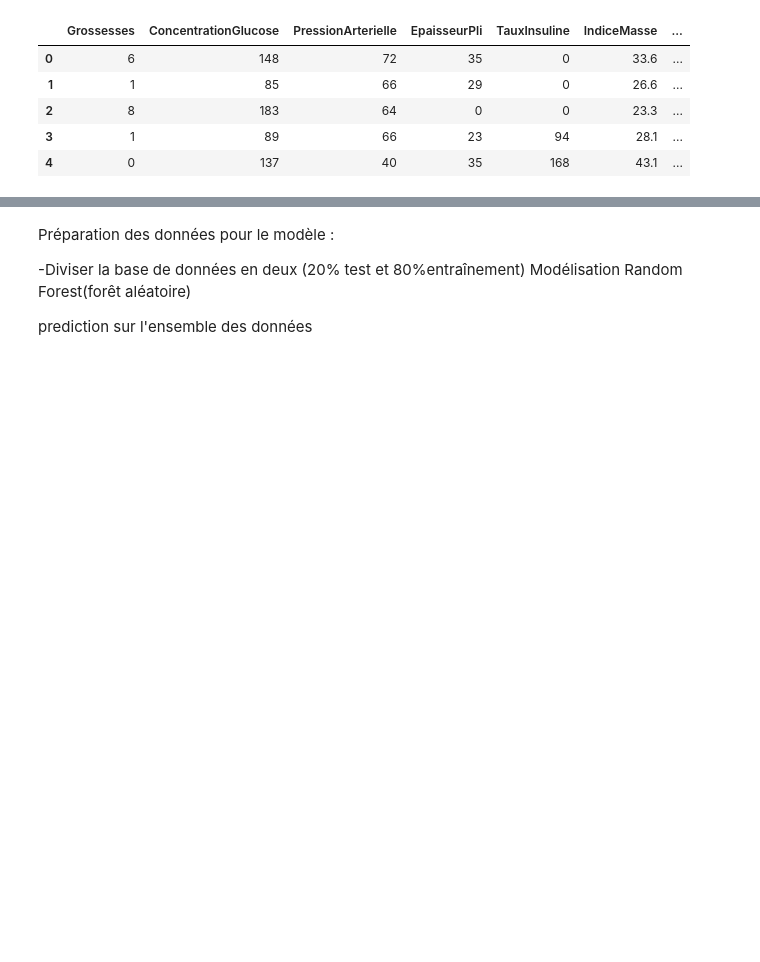
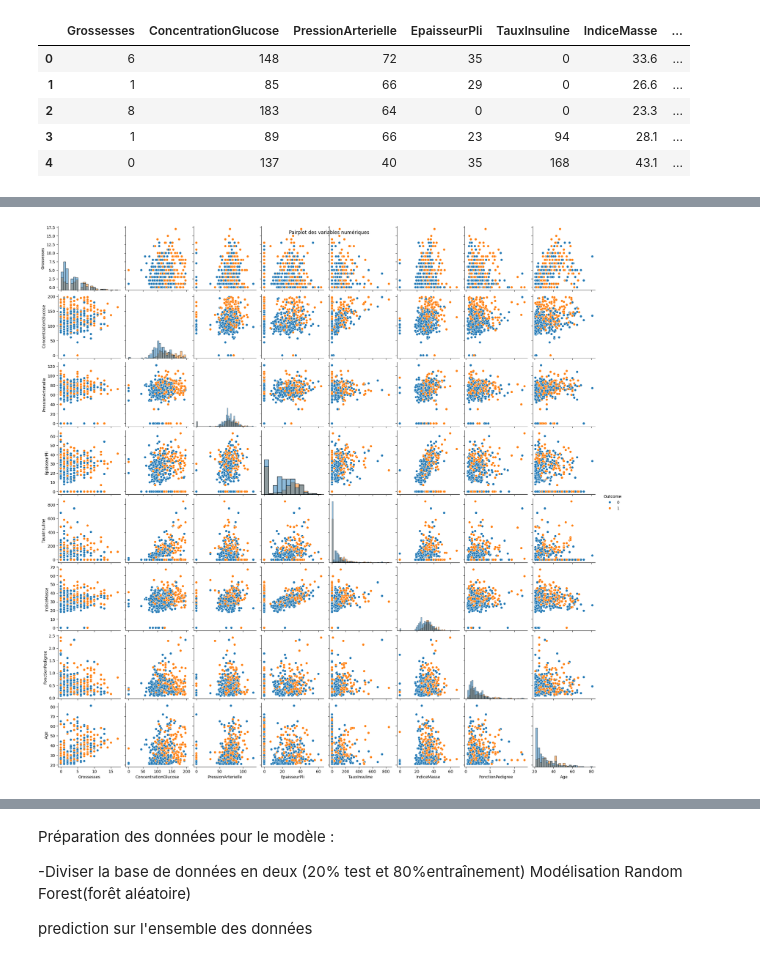
Before and after one commit to Yobapatrick/classification_diabete, a Jupyter notebook: Modele/code.ipynb, the cells around one changed output, grey strips where cells are left out. Cells and saved outputs as stored; diff of their text form; code cells hidden in the pictures; blank space fills up the shorter version.

```diff
--- a/Modele/code.ipynb
+++ b/Modele/code.ipynb
@@ -85,0 +192,7 @@ diabete.head()
+# %%
+# Génération du pairplot
+sns.pairplot(data=diabete, hue='Outcome', diag_kind='hist')
+plt.suptitle('Pairplot des variables numériques')
+plt.show()
+# %% [output]
+[figure, added]
```
Also changed, not shown: parts of 6 cells of this notebook.
